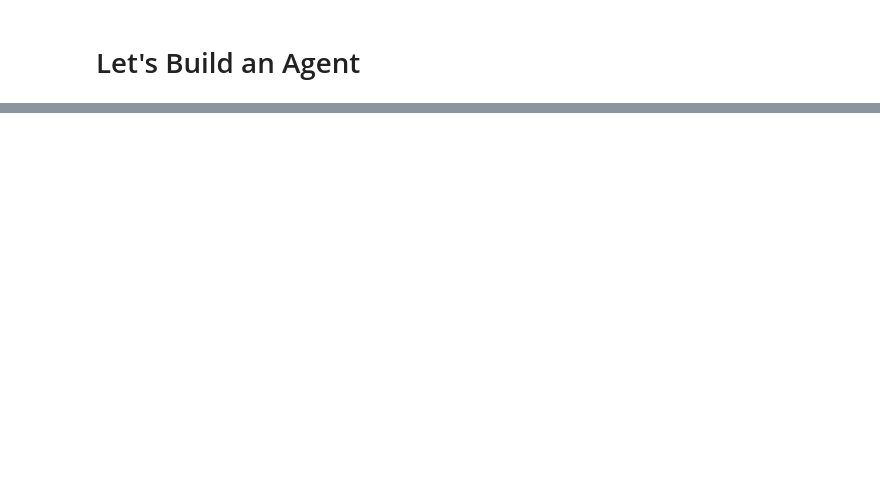
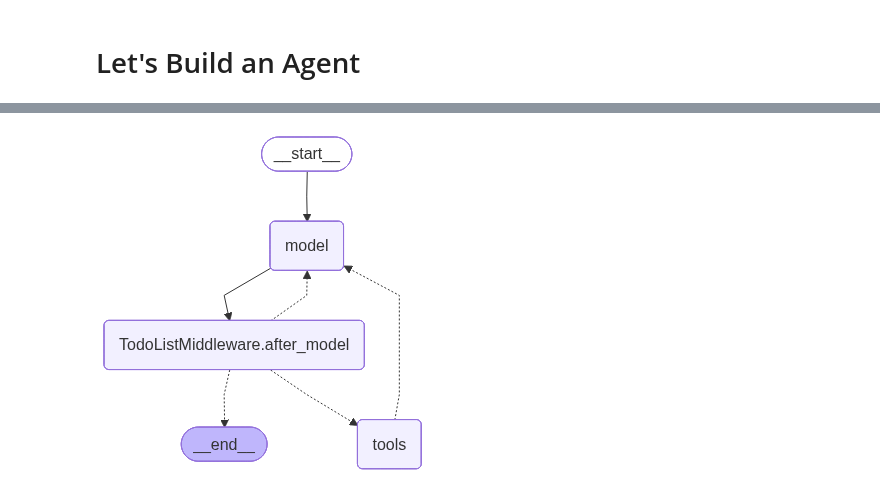
Before and after one commit to MatthewFeroz/middleware, a Jupyter notebook: module-1/middleware.ipynb, the cells around one changed output, grey strips where cells are left out. Cells and saved outputs as stored; diff of their text form; code cells hidden in the pictures; blank space fills up the shorter version.

```diff
--- a/module-1/middleware.ipynb
+++ b/module-1/middleware.ipynb
@@ -139,0 +350,91 @@ Order A100 has been shipped yesterday and is expected to arrive tomorrow.
+# %%
+from IPython.display import Image, display
+
+from langchain.agents import create_agent
+from langchain.agents.middleware import TodoListMiddleware
+from langchain_core.tools import tool
+
+
+@tool
+def get_weather(city: str) -> str:
+    """Get a simple weather forecast for a city."""
+    forecasts = {
+        "Seattle": "Cool and rainy, around 52°F. Bring a rain jacket.",
+        "Austin": "Warm and sunny, around 78°F. Bring light clothing.",
+        "New York": "Mild and breezy, around 60°F. Bring layers.",
+    }
+
+    return forecasts.get(city, f"No forecast found for {city}.")
+
+
+@tool
+def make_packing_list(city: str, days: int, trip_type: str) -> str:
+    """Create a packing list for a trip."""
+    return (
+        f"Packing list for a {days}-day {trip_type} trip to {city}: "
+        "rain jacket, comfortable shoes, laptop, charger, toiletries, "
+        "two work outfits, casual evening clothes, and travel documents."
+    )
+
+
+@tool
+def suggest_activity(city: str, time_of_day: str) -> str:
+    """Suggest one activity for a city."""
+    activities = {
+        "Seattle": "Visit Pike Place Market and get dinner near the waterfront.",
+        "Austin": "Walk around South Congress and listen to live music.",
+        "New York": "Visit the High Line and grab dinner nearby.",
+    }
+
+    return activities.get(city, f"No activity suggestion found for {city}.")
+
+
+trip_planning_agent = create_agent(
+    model="openai:gpt-4o-mini",
+    tools=[
+        get_weather,
+        make_packing_list,
+        suggest_activity,
+    ],
+    system_prompt=(
+        "You are a concise trip planning assistant. "
+        "For multi-step trip requests, create a short todo list first. "
+        "Then complete each step: check the weather, make a packing list, "
+        "and suggest one activity. Keep the final answer brief."
+    ),
+    middleware=[
+        TodoListMiddleware(),
+    ],
+)
+
+
+result = trip_planning_agent.invoke(
+    {
+        "messages": [
+            {
+                "role": "user",
+                "content": (
+                    "I'm taking a 3-day work trip to Seattle. "
+                    "Help me check the weather, make a packing list, "
+                    "and suggest one evening activity."
+                ),
+            }
+        ]
+    }
+)
+
+
+print("\nFinal response:")
+print(result["messages"][-1].content)
+
+print("\nAll messages:")
+for message in result["messages"]:
+    message_type = getattr(message, "type", message.__class__.__name__)
+    content = getattr(message, "content", "")
+
+    print(f"\n[{message_type}]")
+    print(content)
+
+
+display(Image(trip_planning_agent.get_graph().draw_mermaid_png()))
+# %% [output]
@@ -139,0 +458 @@ Order A100 has been shipped yesterday and is expected to arrive tomorrow.
+[figure, added]
```
Also changed, not shown: parts of 19 cells of this notebook.
